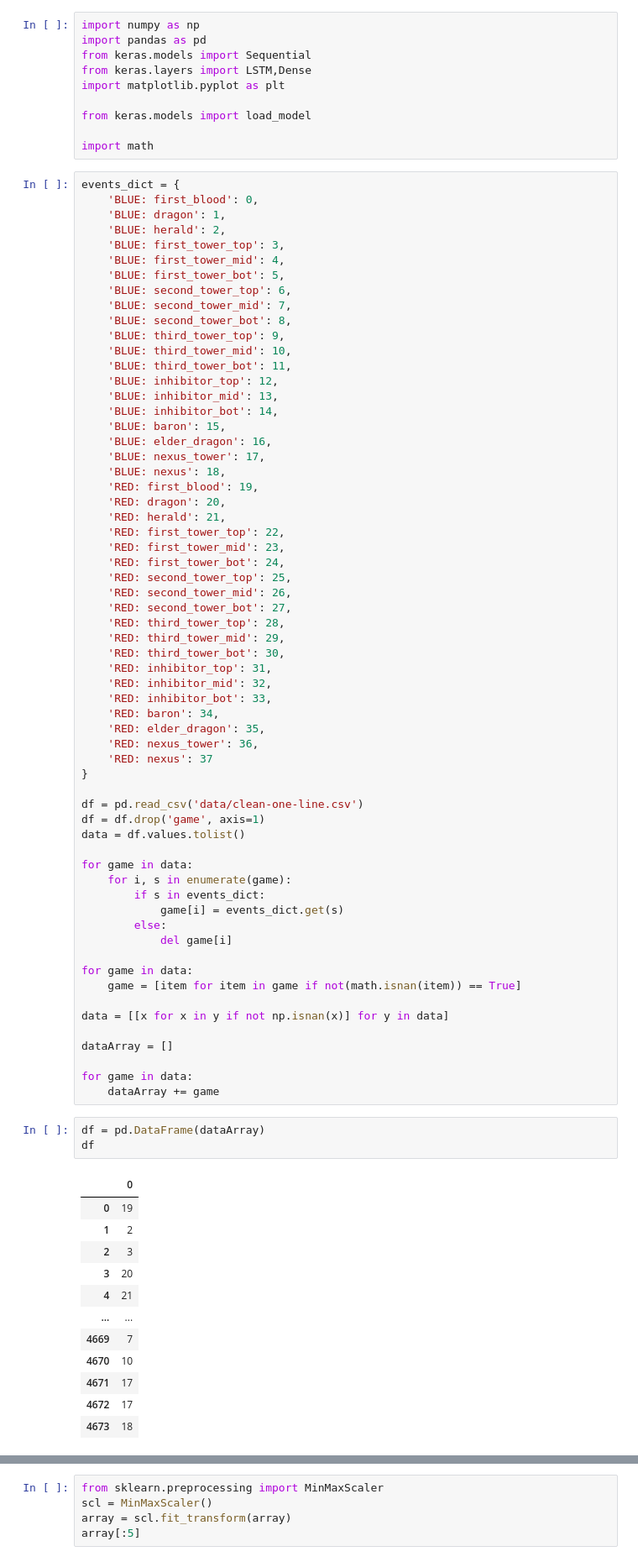
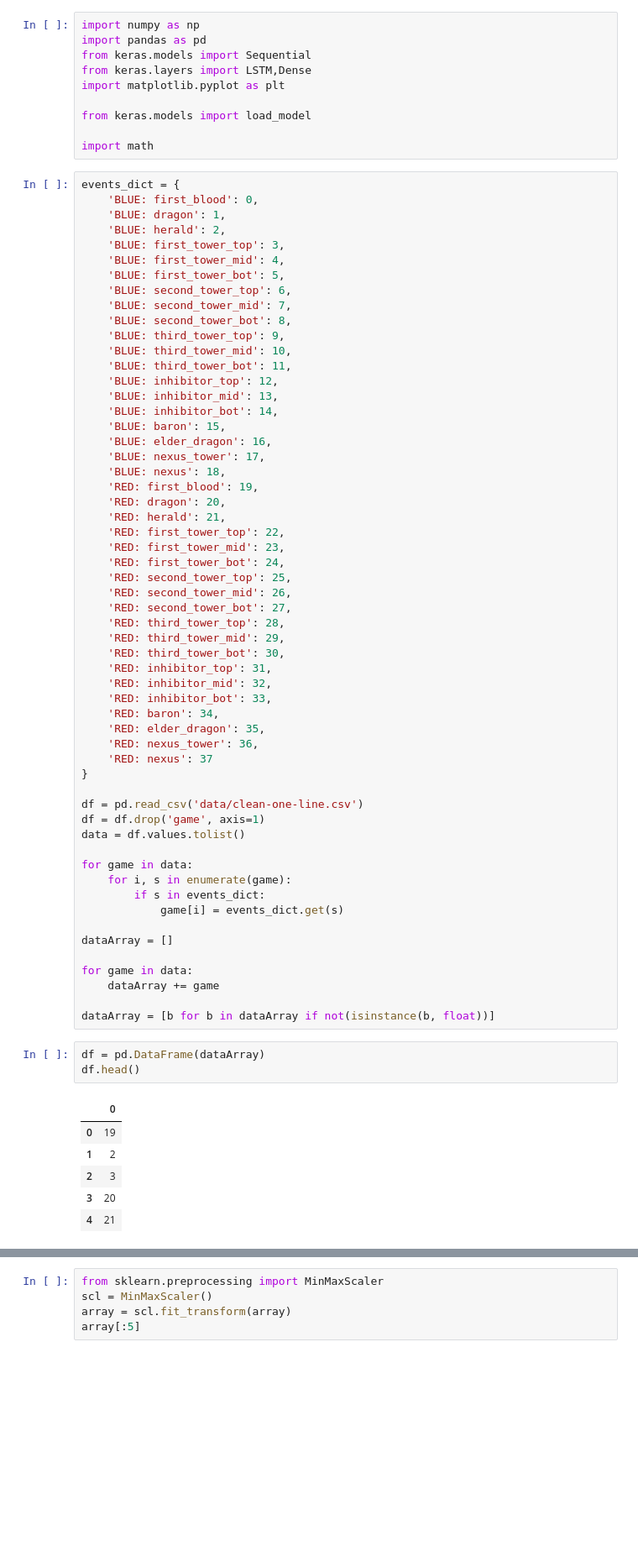
Before and after one commit to lincolncosta/tese, a Jupyter notebook: lstm.ipynb, the cells around one changed output, grey strips where cells are left out. Shown: that part at 84% size. Drawn from its saved outputs; the diff is of its cells as text; blank space fills up the shorter version.

```diff
--- a/lstm.ipynb
+++ b/lstm.ipynb
@@ -58,31 +58,20 @@ for game in data:
     for i, s in enumerate(game):
         if s in events_dict:
             game[i] = events_dict.get(s)
-        else:
-            del game[i]
-
-for game in data:
-    game = [item for item in game if not(math.isnan(item)) == True]
-
-data = [[x for x in y if not np.isnan(x)] for y in data]
 
 dataArray = []
 
 for game in data:
     dataArray += game
+
+dataArray = [b for b in dataArray if not(isinstance(b, float))]
 # %%
 df = pd.DataFrame(dataArray)
-df
+df.head()
 # %% [output]
 |  | 0 |
 | 0 | 19 |
 | 1 | 2 |
 | 2 | 3 |
 | 3 | 20 |
 | 4 | 21 |
-| ... | ... |
-| 4669 | 7 |
-| 4670 | 10 |
-| 4671 | 17 |
-| 4672 | 17 |
-| 4673 | 18 |
```
Also changed, not shown: parts of 11 cells of this notebook, 9 other files.
